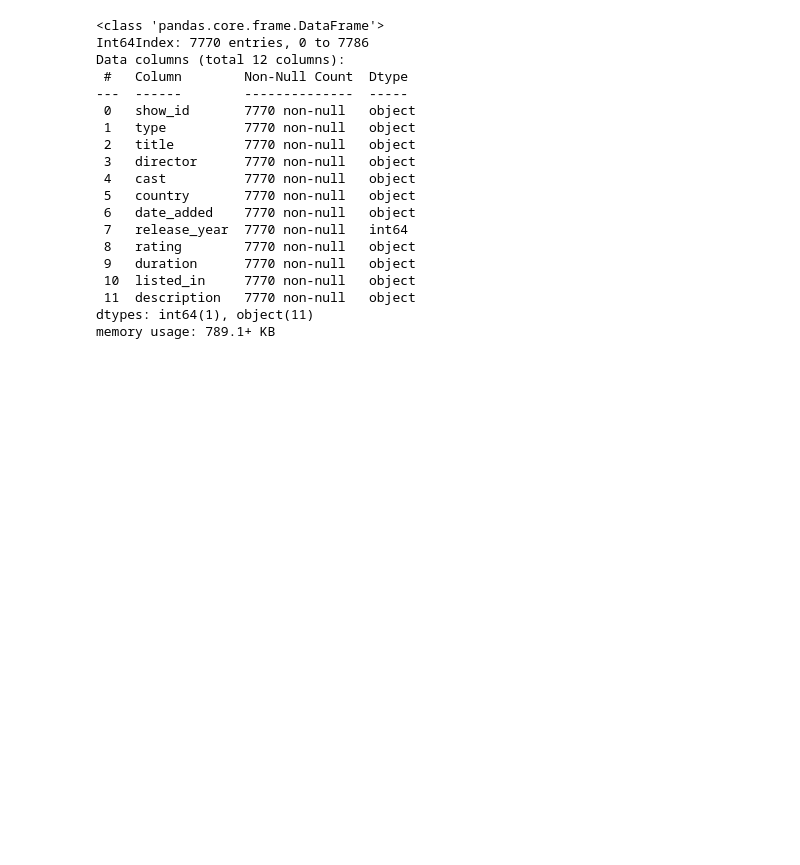
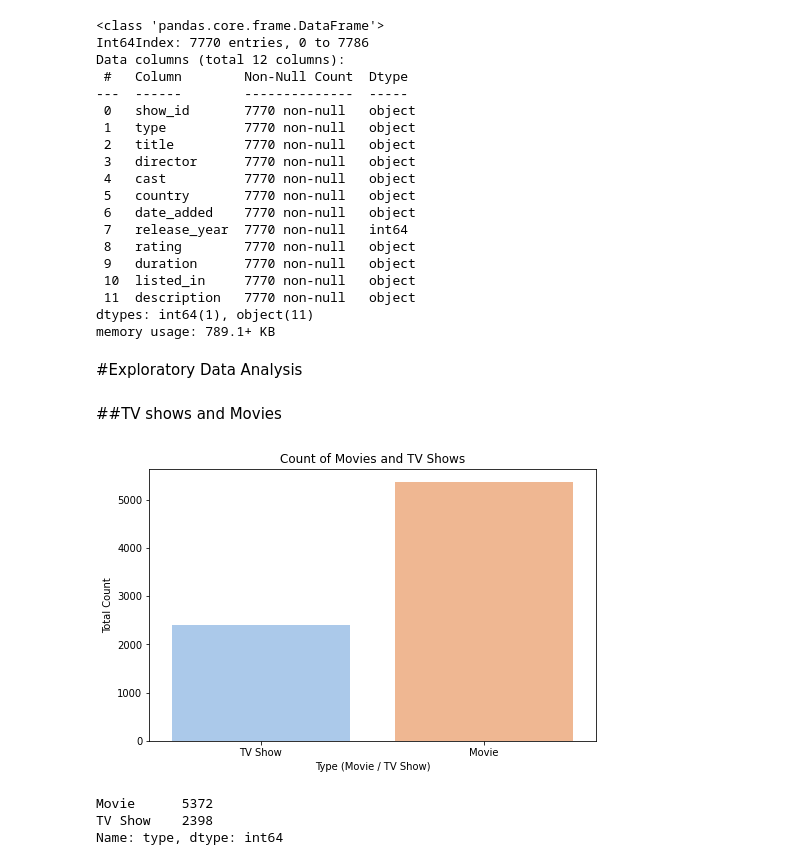
Before and after one commit to varnit836/NETFLIX-MOVIES-AND-TV-SHOWS-CLUSTERING, a Jupyter notebook: NETFLIX_MOVIES_AND_TV_SHOWS_CLUSTERING.ipynb, the cells around one changed output. Saved outputs shown, nothing was run; the diff lists cells and outputs as text; code cells hidden in the pictures; blank space fills up the shorter version.

```diff
--- a/NETFLIX_MOVIES_AND_TV_SHOWS_CLUSTERING.ipynb
+++ b/NETFLIX_MOVIES_AND_TV_SHOWS_CLUSTERING.ipynb
@@ -154,3 +154,23 @@ Data columns (total 12 columns):
  11  description   7770 non-null   object
 dtypes: int64(1), object(11)
 memory usage: 789.1+ KB
+# %% [markdown]
+#Exploratory Data Analysis
+# %% [markdown]
+##TV shows and Movies
+# %%
+# count plot for TV shows and Movies
+plt.figure(figsize=(8,5))
+g = sns.countplot(df.type, palette="pastel");
+plt.title("Count of Movies and TV Shows")
+plt.xlabel("Type (Movie / TV Show)")
+plt.ylabel("Total Count")
+plt.show()
+# %% [output]
+[figure, added]
+# %%
+df['type'].value_counts()
+# %% [output]
+Movie      5372
+TV Show    2398
+Name: type, dtype: int64
```
Also changed, not shown: parts of 29 cells of this notebook.
